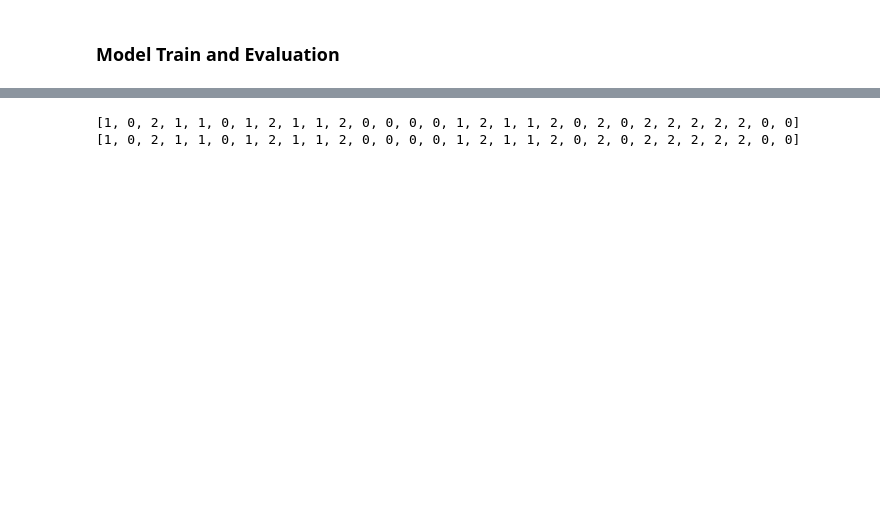
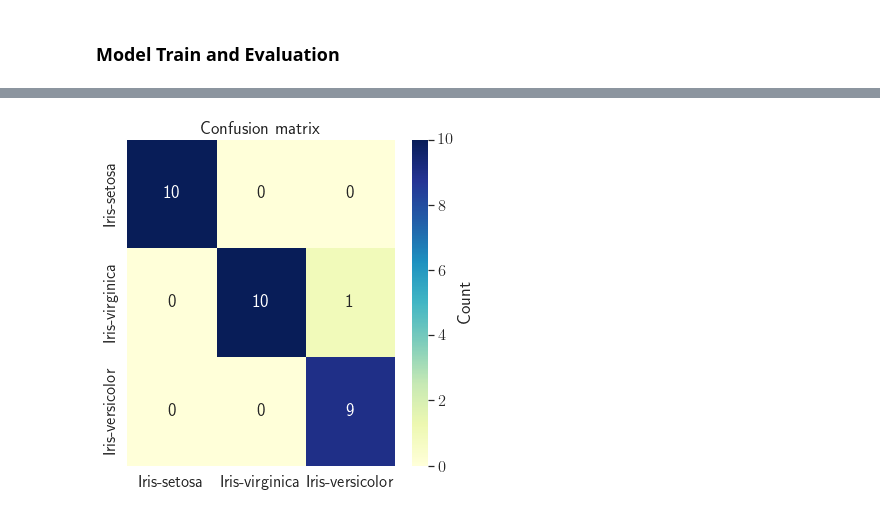
Before and after one commit to denyskononenko/datasciencesnippets, a Jupyter notebook: classify/classify_iris.ipynb, the cells around one changed output, grey strips where cells are left out. Cells and saved outputs as stored; diff of their text form; code cells hidden in the pictures; blank space fills up the shorter version.

```diff
--- a/classify/classify_iris.ipynb
+++ b/classify/classify_iris.ipynb
@@ -147,8 +167,25 @@ Accuracy: 100.0000
 # %%
 Y_pred = model.predict(X_test)
+Y_pred_lbls = [np.argmax(_) for _ in Y_pred]
+Y_test_lbls = [np.argmax(_) for _ in Y_test]
 
-print([np.argmax(_) for _ in Y_pred])
-print([np.argmax(_) for _ in Y_test])
+# confusion matrix
+cfmtrx = confusion_matrix(Y_test_lbls, Y_pred_lbls)
-# %% [output]
-[1, 0, 2, 1, 1, 0, 1, 2, 1, 1, 2, 0, 0, 0, 0, 1, 2, 1, 1, 2, 0, 2, 0, 2, 2, 2, 2, 2, 0, 0]
-[1, 0, 2, 1, 1, 0, 1, 2, 1, 1, 2, 0, 0, 0, 0, 1, 2, 1, 1, 2, 0, 2, 0, 2, 2, 2, 2, 2, 0, 0]
+# %%
+
+fig, ax = plt.subplots(figsize=(6,6))
+sns.heatmap(
+    cfmtrx,
+    xticklabels=classes,
+    yticklabels=classes,
+    cmap="YlGnBu",
+    annot=True,
+    ax=ax,
+
+    cbar_kws={'label': 'Count'}
+    )
+#plt.xticks(rotation=90)
+plt.title('Confusion matrix')
+plt.show()
+# %% [output]
+[figure, added]
```
Also changed, not shown: parts of 7 cells of this notebook.
